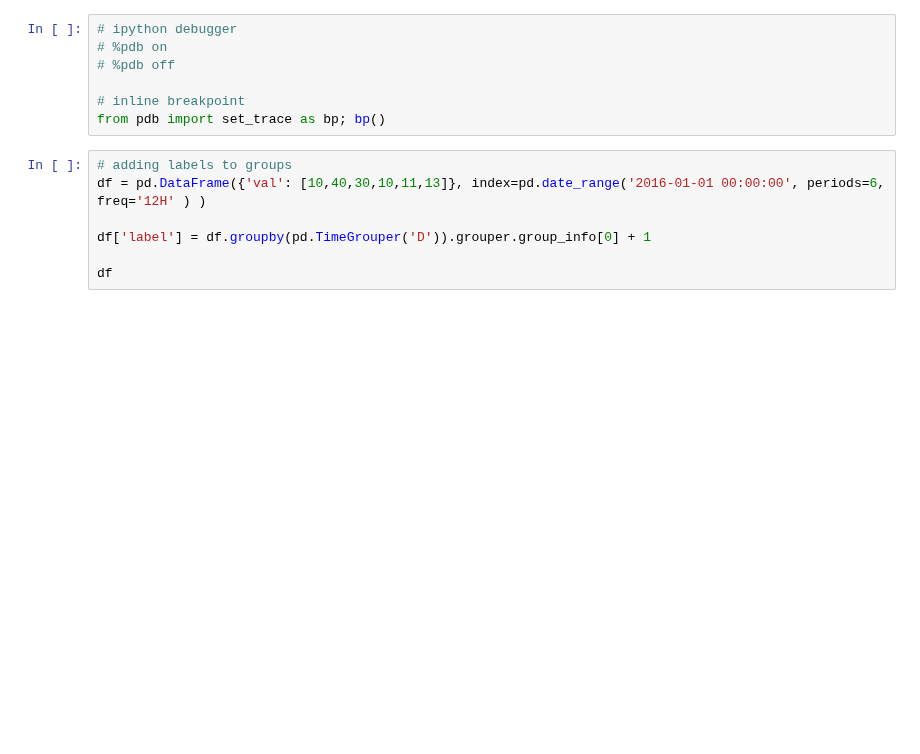
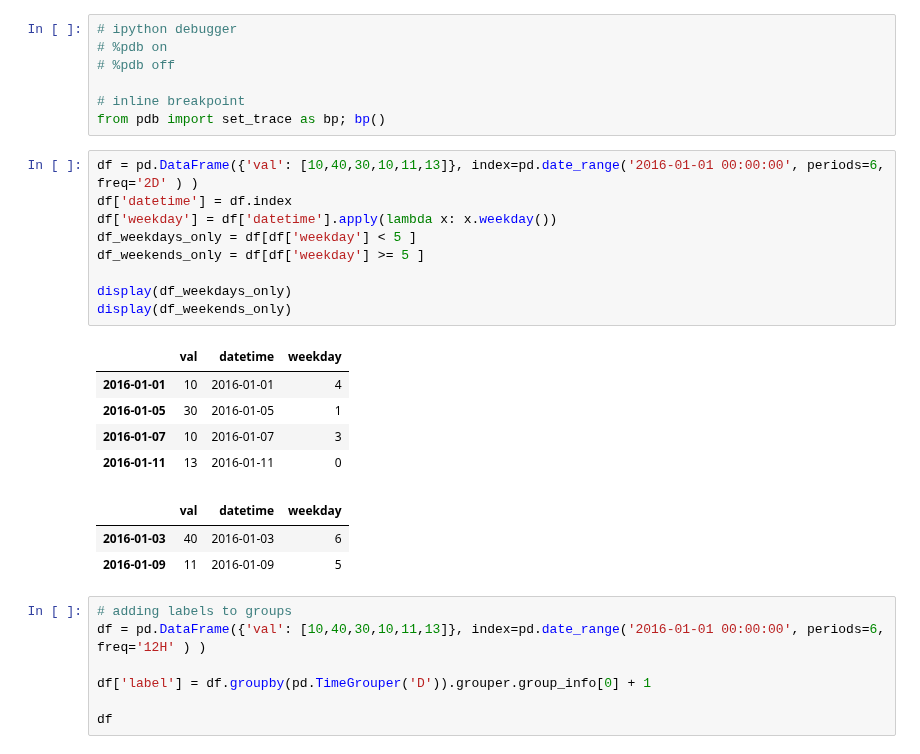
Before and after one commit to sidazhou/ipython_notes, a Jupyter notebook: notes.ipynb, the cells around one changed output. Saved outputs shown, nothing was run; the diff lists cells and outputs as text; blank space fills up the shorter version.

```diff
--- a/notes.ipynb
+++ b/notes.ipynb
@@ -40,6 +40,24 @@ height has been deprecated.
 
 # inline breakpoint
 from pdb import set_trace as bp; bp()
+# %%
+df = pd.DataFrame({'val': [10,40,30,10,11,13]}, index=pd.date_range('2016-01-01 00:00:00', periods=6, freq='2D' ) )
+df['datetime'] = df.index
+df['weekday'] = df['datetime'].apply(lambda x: x.weekday())
+df_weekdays_only = df[df['weekday'] < 5 ]
+df_weekends_only = df[df['weekday'] >= 5 ]
+
+display(df_weekdays_only)
+display(df_weekends_only)
+# %% [output]
+|  | val | datetime | weekday |
+| 2016-01-01 | 10 | 2016-01-01 | 4 |
+| 2016-01-05 | 30 | 2016-01-05 | 1 |
+| 2016-01-07 | 10 | 2016-01-07 | 3 |
+| 2016-01-11 | 13 | 2016-01-11 | 0 |
+|  | val | datetime | weekday |
+| 2016-01-03 | 40 | 2016-01-03 | 6 |
+| 2016-01-09 | 11 | 2016-01-09 | 5 |
 # %%
 # adding labels to groups
 df = pd.DataFrame({'val': [10,40,30,10,11,13]}, index=pd.date_range('2016-01-01 00:00:00', periods=6, freq='12H' ) )
```
Also changed, not shown: 1 other file.
